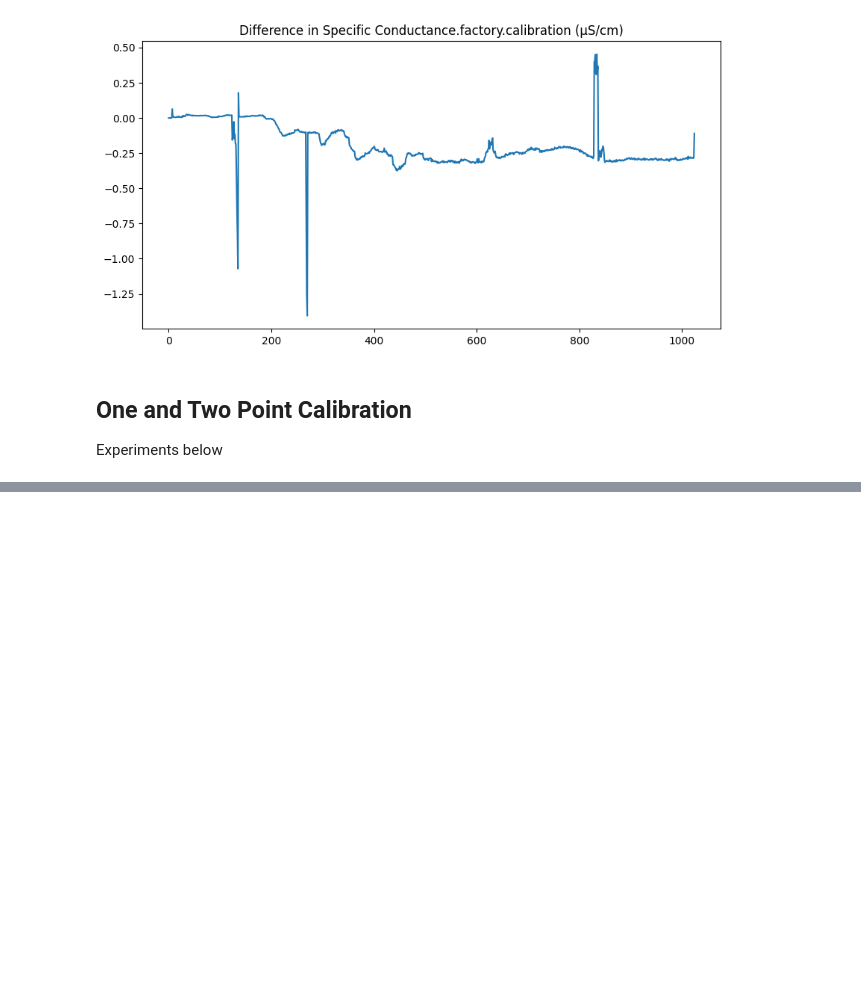
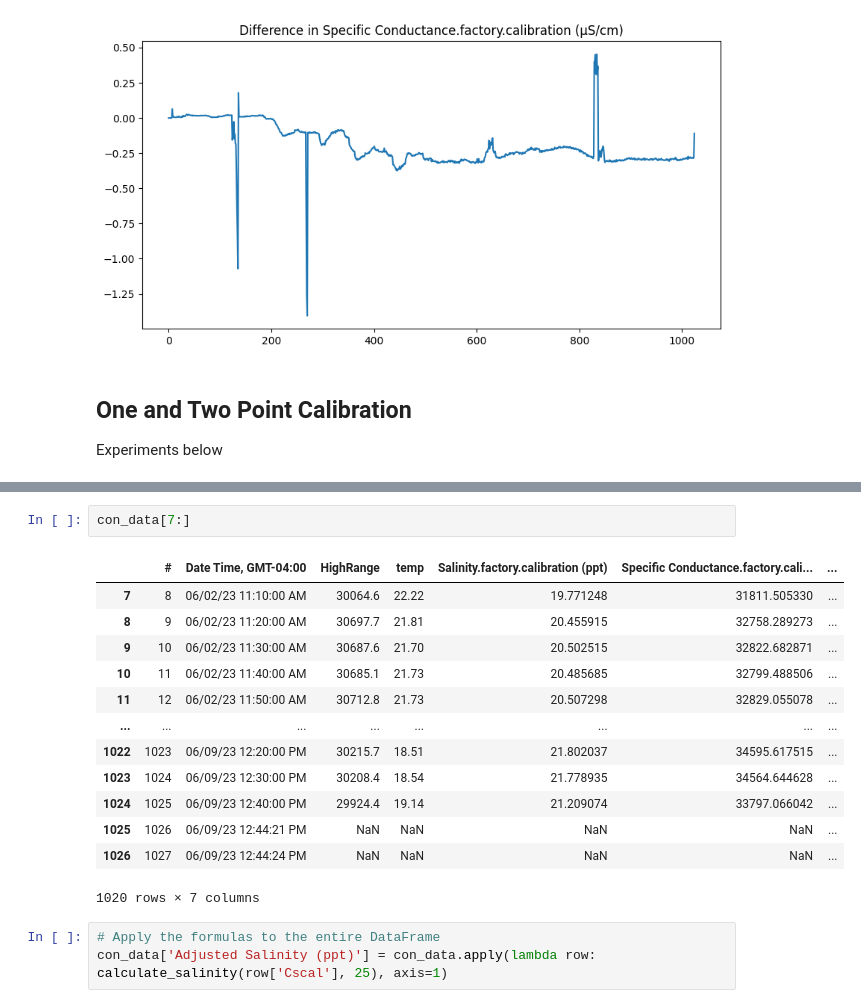
Before and after one commit to tnmygrwl/scc_db, a Jupyter notebook: notebooks/PSS-78.ipynb, the cells around one changed output, grey strips where cells are left out. Cells and saved outputs as stored; diff of their text form; blank space fills up the shorter version.

```diff
--- a/notebooks/PSS-78.ipynb
+++ b/notebooks/PSS-78.ipynb
@@ -246,0 +284,19 @@ Experiments below
+# %%
+con_data[7:]
+# %% [output]
+|  | # | Date Time, GMT-04:00 | HighRange | temp | Salinity.factory.calibration (ppt) | Specific Conductance.factory.cali... | ... |
+| 7 | 8 | 06/02/23 11:10:00 AM | 30064.6 | 22.22 | 19.771248 | 31811.505330 | ... |
+| 8 | 9 | 06/02/23 11:20:00 AM | 30697.7 | 21.81 | 20.455915 | 32758.289273 | ... |
+| 9 | 10 | 06/02/23 11:30:00 AM | 30687.6 | 21.70 | 20.502515 | 32822.682871 | ... |
+| 10 | 11 | 06/02/23 11:40:00 AM | 30685.1 | 21.73 | 20.485685 | 32799.488506 | ... |
+| 11 | 12 | 06/02/23 11:50:00 AM | 30712.8 | 21.73 | 20.507298 | 32829.055078 | ... |
+| ... | ... | ... | ... | ... | ... | ... | ... |
+| 1022 | 1023 | 06/09/23 12:20:00 PM | 30215.7 | 18.51 | 21.802037 | 34595.617515 | ... |
+| 1023 | 1024 | 06/09/23 12:30:00 PM | 30208.4 | 18.54 | 21.778935 | 34564.644628 | ... |
+| 1024 | 1025 | 06/09/23 12:40:00 PM | 29924.4 | 19.14 | 21.209074 | 33797.066042 | ... |
+| 1025 | 1026 | 06/09/23 12:44:21 PM | NaN | NaN | NaN | NaN | ... |
+| 1026 | 1027 | 06/09/23 12:44:24 PM | NaN | NaN | NaN | NaN | ... |
+1020 rows × 7 columns
+# %%
+# Apply the formulas to the entire DataFrame
+con_data['Adjusted Salinity (ppt)'] = con_data.apply(lambda row: calculate_salinity(row['Cscal'], 25), axis=1)
```
Also changed, not shown: parts of 14 cells of this notebook, 6 other files.
